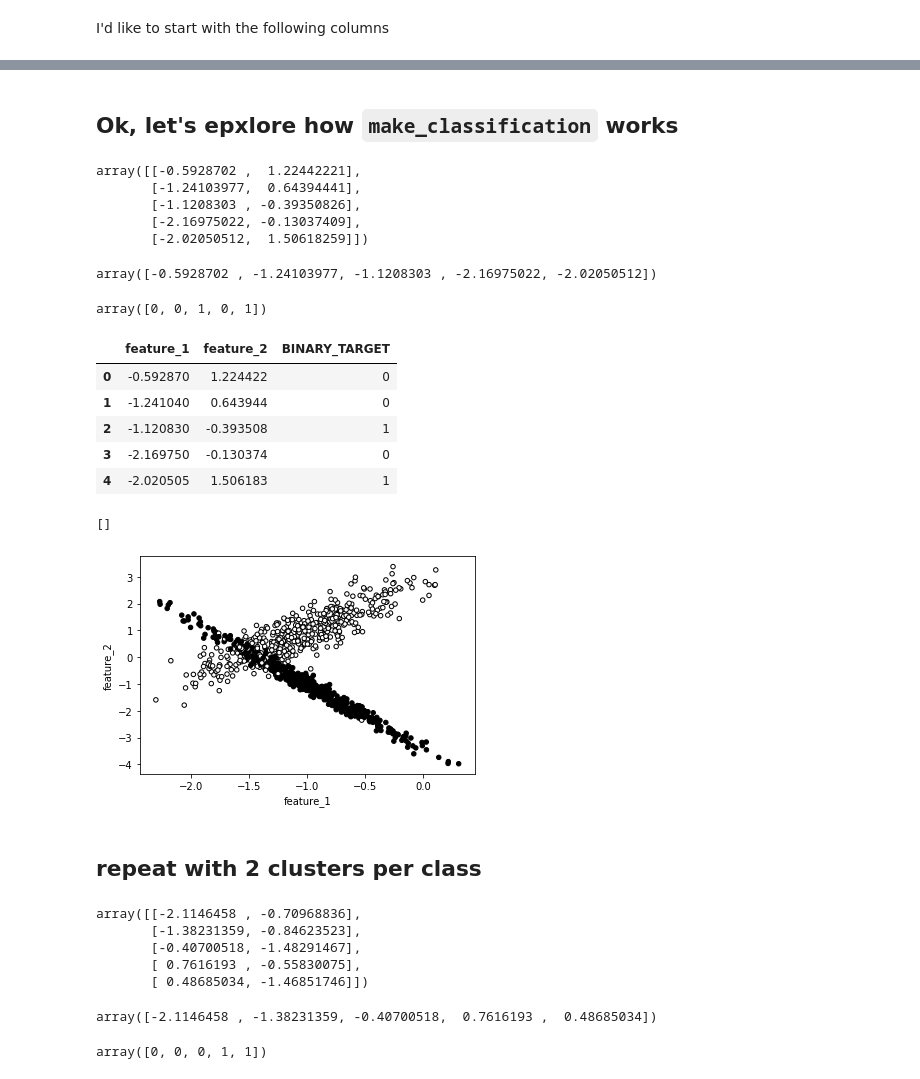
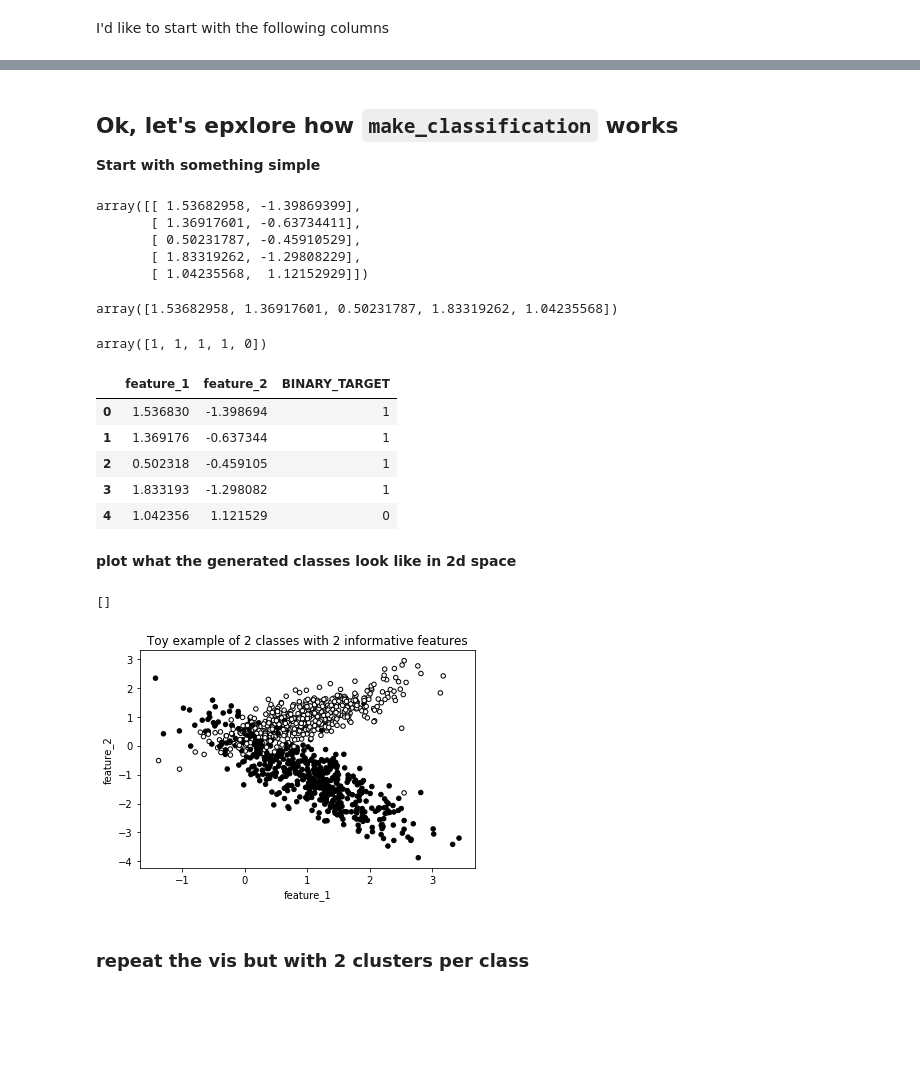
Before and after one commit to paulo-metrostar/intro-clf-trees, a Jupyter notebook: 1-get-toy-data.ipynb, the cells around one changed output, grey strips where cells are left out. Saved outputs shown, nothing was run; the diff lists cells and outputs as text; code cells hidden in the pictures; blank space fills up the shorter version.

```diff
--- a/1-get-toy-data.ipynb
+++ b/1-get-toy-data.ipynb
@@ -77,36 +87,35 @@ None
 # %% [markdown]
 ## Ok, let's epxlore how `make_classification` works
+**Start with something simple**
 # %%
 # keep it simple with a 2d plottable data set
 X,y = make_classification(
     n_samples = 1000,
+    # only two features for 2d plotting
     n_features = 2,
     n_redundant = 0,
     n_informative = 2,
-    random_state = 23,
+    random_state = 1,
     n_clusters_per_class = 1,
-    # keep the scale simple
-    scale = 1.0,
-    shuffle = True
 )
 # %%
 # take a look at the first 5 samples
 X[:5]
 # %% [output]
-array([[-0.5928702 ,  1.22442221],
-       [-1.24103977,  0.64394441],
-       [-1.1208303 , -0.39350826],
-       [-2.16975022, -0.13037409],
-       [-2.02050512,  1.50618259]])
+array([[ 1.53682958, -1.39869399],
+       [ 1.36917601, -0.63734411],
+       [ 0.50231787, -0.45910529],
+       [ 1.83319262, -1.29808229],
+       [ 1.04235568,  1.12152929]])
 # %%
 # take a look at the first 5 samples
 X[:5, 0]
 # %% [output]
-array([-0.5928702 , -1.24103977, -1.1208303 , -2.16975022, -2.02050512])
+array([1.53682958, 1.36917601, 0.50231787, 1.83319262, 1.04235568])
 # %%
 y[:5]
 # %% [output]
-array([0, 0, 1, 0, 1])
+array([1, 1, 1, 1, 0])
 # %%
 # could put it into a df if I wanted to
 toy_df = pd.DataFrame(
@@ -122,26 +131,29 @@ toy_df = pd.DataFrame(
 toy_df.head()
 # %% [output]
 |  | feature_1 | feature_2 | BINARY_TARGET |
-| 0 | -0.592870 | 1.224422 | 0 |
-| 1 | -1.241040 | 0.643944 | 0 |
-| 2 | -1.120830 | -0.393508 | 1 |
-| 3 | -2.169750 | -0.130374 | 0 |
-| 4 | -2.020505 | 1.506183 | 1 |
+| 0 | 1.536830 | -1.398694 | 1 |
+| 1 | 1.369176 | -0.637344 | 1 |
+| 2 | 0.502318 | -0.459105 | 1 |
+| 3 | 1.833193 | -1.298082 | 1 |
+| 4 | 1.042356 | 1.121529 | 0 |
+# %% [markdown]
+**plot what the generated classes look like in 2d space**
 # %%
 toy_df.plot.scatter(
     x = 'feature_1',
     y = 'feature_2',
     # set the color
     c = 'BINARY_TARGET',
     edgecolors = 'k',
     colorbar = False,
 )
+plt.title('Toy example of 2 classes with 2 informative features')
 plt.plot()
 # %% [output]
 []
-[figure, old version]
+[figure, new version]
 # %% [markdown]
-## repeat with 2 clusters per class
+### repeat the vis but with 2 clusters per class
 # %%
 # keep it simple with a 2d plottable data set
 X,y = make_classification(
@@ -157,22 +166,4 @@ X,y = make_classification(
 )
-# %%
-# take a look at the first 5 samples
-X[:5]
-# %% [output]
-array([[-2.1146458 , -0.70968836],
-       [-1.38231359, -0.84623523],
-       [-0.40700518, -1.48291467],
-       [ 0.7616193 , -0.55830075],
-       [ 0.48685034, -1.46851746]])
-# %%
-# take a look at the first 5 samples
-X[:5, 0]
-# %% [output]
-array([-2.1146458 , -1.38231359, -0.40700518,  0.7616193 ,  0.48685034])
-# %%
-y[:5]
-# %% [output]
-array([0, 0, 0, 1, 1])
 # %%
 # could put it into a df if I wanted to
 toy_df = pd.DataFrame(
```
Also changed, not shown: parts of 24 cells of this notebook.
